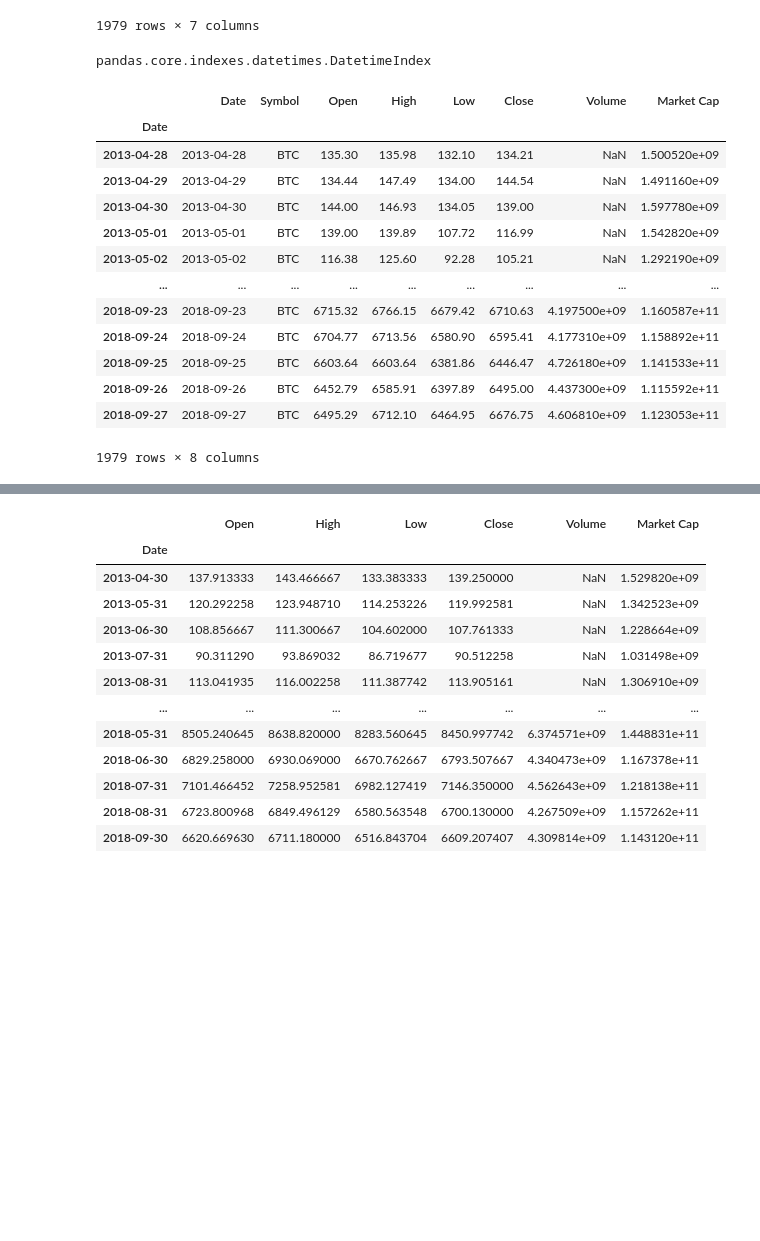
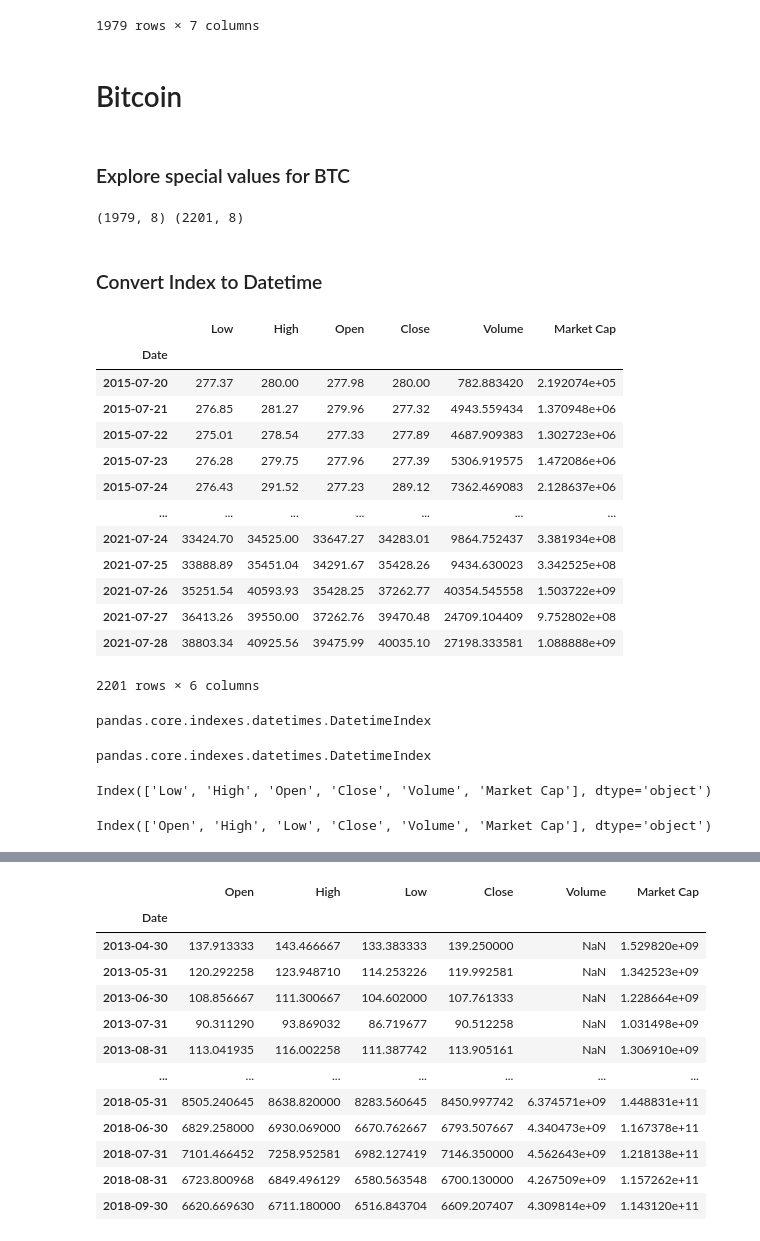
Before and after one commit to samjdedes/time_series_analysis, a Jupyter notebook: notebooks/EDA.ipynb, the cells around one changed output, grey strips where cells are left out. Cells and saved outputs as stored; diff of their text form; code cells hidden in the pictures; blank space fills up the shorter version.

```diff
--- a/notebooks/EDA.ipynb
+++ b/notebooks/EDA.ipynb
@@ -665,3 +586,26 @@ ts_new.resample('D').count()
 | 2018-09-26 | 89 | 89 | 89 | 89 | 89 | 89 | 88 |
 | 2018-09-27 | 89 | 89 | 89 | 89 | 89 | 89 | 88 |
 1979 rows × 7 columns
+# %% [markdown]
+# Bitcoin
+# %% [markdown]
+### Explore special values for BTC
+# %%
+# BTC eda
+
+#create df for up-to-date btc from other source
+btc_new = pd.read_csv('../data/combined_coinbase_2021-07-28', index_col='Unnamed: 0')
+btc_new.pop('index')
+# rename to match btc
+my_dict = {'date': 'Date', 'open': 'Open', 'close': 'Close', 'high': 'High', 'low': 'Low', 'volume':'Volume', 'vol_fiat':'Market Cap'}
+btc_new.rename(columns=my_dict, inplace=True)
+
+
+# create BTC  dataframe
+btc = df[df['Symbol']=='BTC']
+
+print(btc.shape, btc_new.shape)
+# %% [output]
+(1979, 8) (2201, 8)
+# %% [markdown]
+### Convert Index to Datetime
@@ -668,27 +618,38 @@ ts_new.resample('D').count()
 # %%
-# Bitcoin Analysis
-# change btc index to Date column datetime objects
 # ts_new.set_index(pd.to_datetime(ts['Date']), drop=True, inplace=True)
 # btc.set_index('Date')
-btc.set_index(pd.to_datetime(btc['Date']), drop=True, inplace=True)
+
+btc.sort_index(inplace=True)
+btc_new.sort_index(inplace=True)
+btc_new
+# %% [output]
+|  | Low | High | Open | Close | Volume | Market Cap |
+| Date |  |  |  |  |  |  |
+| 2015-07-20 | 277.37 | 280.00 | 277.98 | 280.00 | 782.883420 | 2.192074e+05 |
+| 2015-07-21 | 276.85 | 281.27 | 279.96 | 277.32 | 4943.559434 | 1.370948e+06 |
+| 2015-07-22 | 275.01 | 278.54 | 277.33 | 277.89 | 4687.909383 | 1.302723e+06 |
+| 2015-07-23 | 276.28 | 279.75 | 277.96 | 277.39 | 5306.919575 | 1.472086e+06 |
+| 2015-07-24 | 276.43 | 291.52 | 277.23 | 289.12 | 7362.469083 | 2.128637e+06 |
+| ... | ... | ... | ... | ... | ... | ... |
+| 2021-07-24 | 33424.70 | 34525.00 | 33647.27 | 34283.01 | 9864.752437 | 3.381934e+08 |
+| 2021-07-25 | 33888.89 | 35451.04 | 34291.67 | 35428.26 | 9434.630023 | 3.342525e+08 |
+| 2021-07-26 | 35251.54 | 40593.93 | 35428.25 | 37262.77 | 40354.545558 | 1.503722e+09 |
+| 2021-07-27 | 36413.26 | 39550.00 | 37262.76 | 39470.48 | 24709.104409 | 9.752802e+08 |
+| 2021-07-28 | 38803.34 | 40925.56 | 39475.99 | 40035.10 | 27198.333581 | 1.088888e+09 |
+2201 rows × 6 columns
 # %%
 type(btc.index)
 # %% [output]
 pandas.core.indexes.datetimes.DatetimeIndex
+# %%
+type(btc_new.index)
+# %% [output]
+pandas.core.indexes.datetimes.DatetimeIndex
+# %%
+btc_new.columns
+# %% [output]
+Index(['Low', 'High', 'Open', 'Close', 'Volume', 'Market Cap'], dtype='object')
 # %%
-btc
+btc.columns
 # %% [output]
-|  | Date | Symbol | Open | High | Low | Close | Volume | Market Cap |
-| Date |  |  |  |  |  |  |  |  |
-| 2013-04-28 | 2013-04-28 | BTC | 135.30 | 135.98 | 132.10 | 134.21 | NaN | 1.500520e+09 |
-| 2013-04-29 | 2013-04-29 | BTC | 134.44 | 147.49 | 134.00 | 144.54 | NaN | 1.491160e+09 |
-| 2013-04-30 | 2013-04-30 | BTC | 144.00 | 146.93 | 134.05 | 139.00 | NaN | 1.597780e+09 |
-| 2013-05-01 | 2013-05-01 | BTC | 139.00 | 139.89 | 107.72 | 116.99 | NaN | 1.542820e+09 |
-| 2013-05-02 | 2013-05-02 | BTC | 116.38 | 125.60 | 92.28 | 105.21 | NaN | 1.292190e+09 |
-| ... | ... | ... | ... | ... | ... | ... | ... | ... |
-| 2018-09-23 | 2018-09-23 | BTC | 6715.32 | 6766.15 | 6679.42 | 6710.63 | 4.197500e+09 | 1.160587e+11 |
-| 2018-09-24 | 2018-09-24 | BTC | 6704.77 | 6713.56 | 6580.90 | 6595.41 | 4.177310e+09 | 1.158892e+11 |
-| 2018-09-25 | 2018-09-25 | BTC | 6603.64 | 6603.64 | 6381.86 | 6446.47 | 4.726180e+09 | 1.141533e+11 |
-| 2018-09-26 | 2018-09-26 | BTC | 6452.79 | 6585.91 | 6397.89 | 6495.00 | 4.437300e+09 | 1.115592e+11 |
-| 2018-09-27 | 2018-09-27 | BTC | 6495.29 | 6712.10 | 6464.95 | 6676.75 | 4.606810e+09 | 1.123053e+11 |
-1979 rows × 8 columns
+Index(['Open', 'High', 'Low', 'Close', 'Volume', 'Market Cap'], dtype='object')
```
Also changed, not shown: parts of 16 cells of this notebook, 1 other file.
